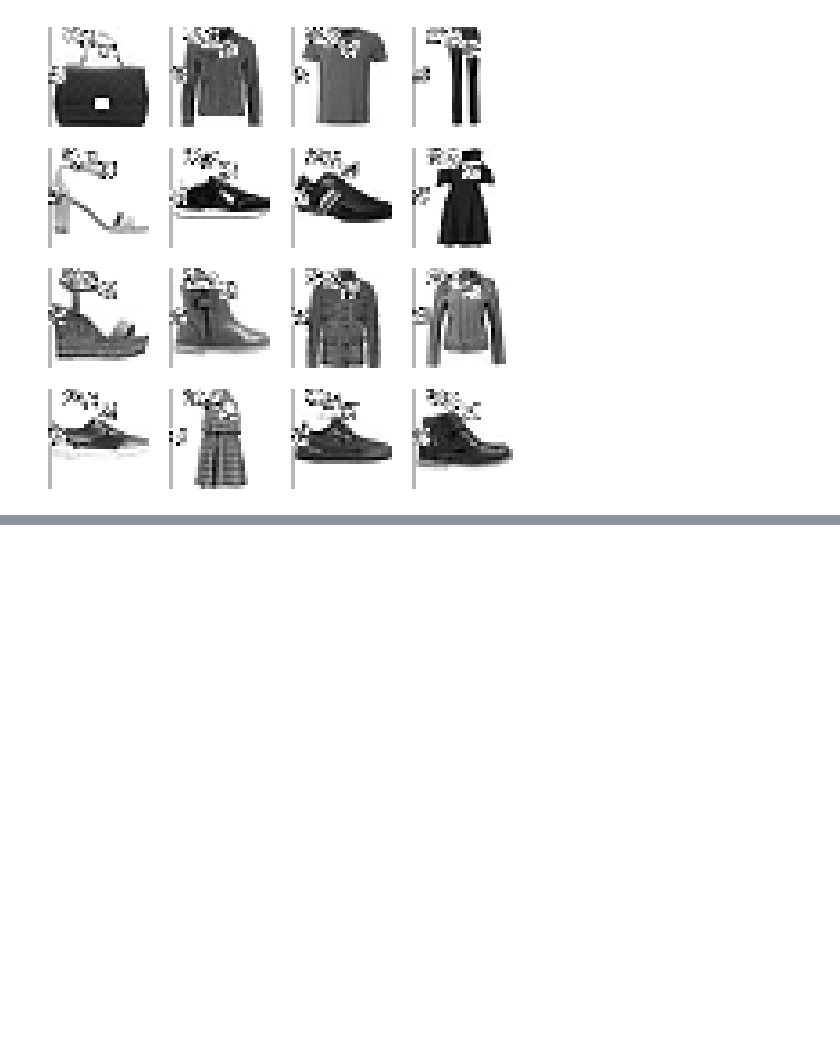
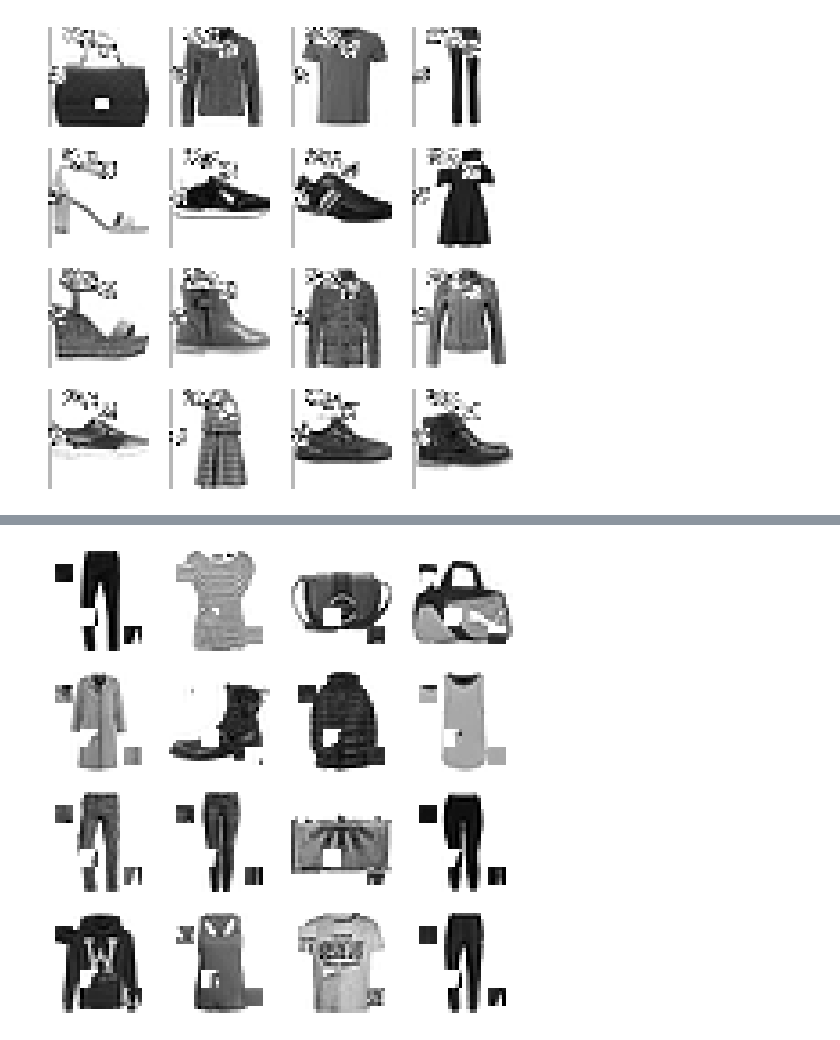
Before and after one commit to satani99/fastai_22_2, a Jupyter notebook: augmentation.ipynb, the cells around one changed output, grey strips where cells are left out. Saved outputs shown, nothing was run; the diff lists cells and outputs as text; code cells hidden in the pictures; blank space fills up the shorter version.

```diff
--- a/augmentation.ipynb
+++ b/augmentation.ipynb
@@ -506,0 +539,12 @@ xbt = xb[:16]
+# %%
+def rand_copy(x, pct=0.2, max_num=4):
+  num = random.randint(0, max_num)
+  for i in range(num): _rand_copy1(x, pct)
+  return x
+# %%
+xb,_ = next(iter(dls.train))
+xbt = xb[:16]
+rand_copy(xbt, 0.2, 4)
+show_images(xbt, imsize=1.5)
+# %% [output]
+[figure, added]
```
Also changed, not shown: parts of 24 cells of this notebook.
